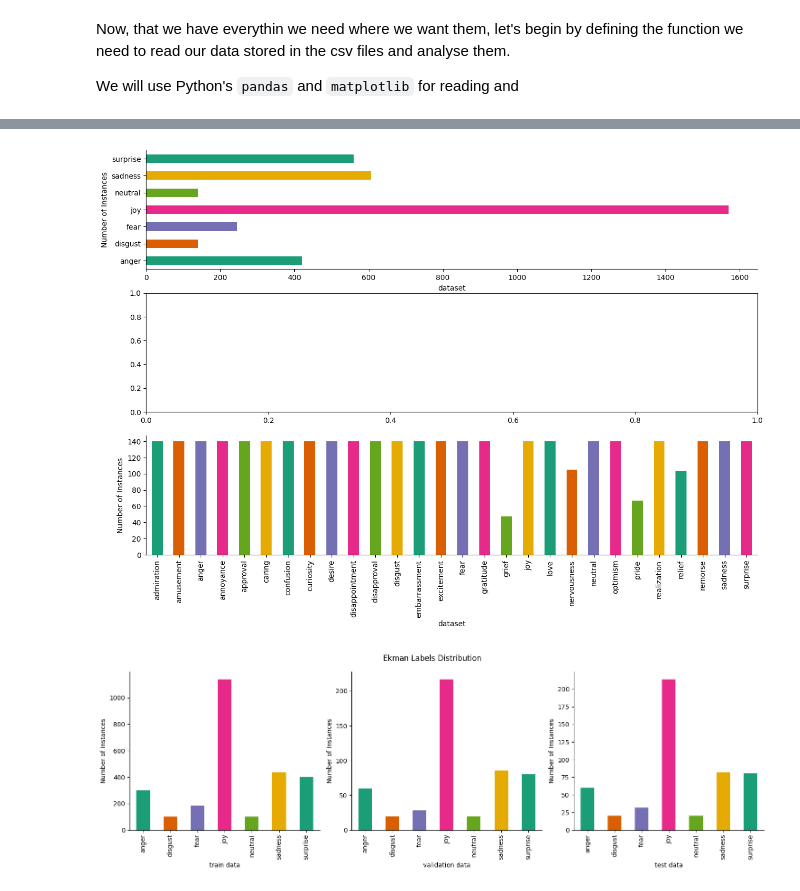
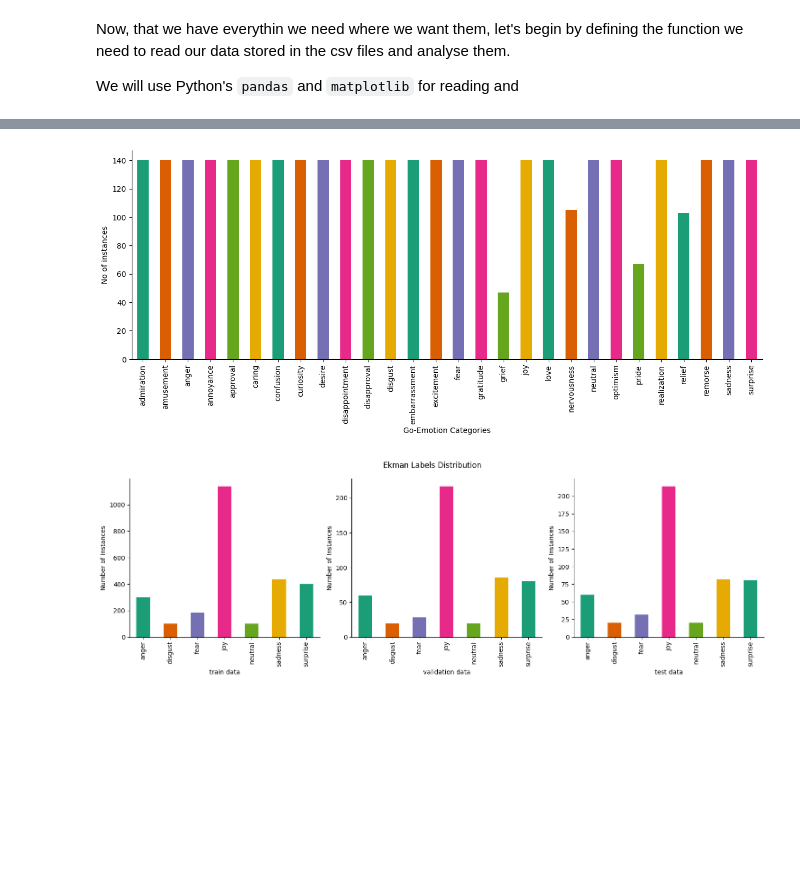
Before and after one commit to UCREL/Session-6-LLM-Based-Emotion-Analysis, a Jupyter notebook: tutorial.ipynb, the cells around one changed output, grey strips where cells are left out. Saved outputs shown, nothing was run; the diff lists cells and outputs as text; code cells hidden in the pictures; blank space fills up the shorter version.

```diff
--- a/tutorial.ipynb
+++ b/tutorial.ipynb
@@ -65,8 +85,11 @@ Now, that we have everythin we need where we want them, let's begin by defining
 
 We will use Python's `pandas` and `matplotlib`  for reading and
 # %%
+# @title ###### **Define functions**
+import pandas as pd
+import matplotlib.pyplot as plt
+import seaborn as sns
 
-##### Define functions
 def load_dataset():
   train = pd.read_csv("./sample_data/train.csv")
   val = pd.read_csv("./sample_data/val.csv")
@@ -76,7 +99,7 @@ def load_dataset():
 def plot_data_distribution(df, ax, xlabel=None, ylabel=None, category='ekman_label', kind='bar'):
   df.groupby(category).size().plot(
       kind=kind, color=sns.palettes.mpl_palette('Dark2'), ax=ax,
-      xlabel=xlabel, ylabel='Number of Instances')
+      xlabel=xlabel, ylabel=ylabel, figsize=(15, 5))
   ax.spines[['top', 'right',]].set_visible(False)
 # %%
 # @title ##### **Loading and Analysing Emotion Data**
@@ -108,7 +140,4 @@ dataset
-# %%
-# dataset.groupby('ekman_label').size().plot(kind='barh', color=sns.palettes.mpl_palette('Dark2'))
-fig, axes = plt.subplots(3, 1, figsize=(15, 10))
-plot_data_distribution(datadf=dataset, ax=axes[0], xlabel='dataset', kind='barh')
-plot_data_distribution(datadf=dataset, ax=plt.gca(), xlabel='dataset', category='go_label')
-# %% [output]
-[figure, removed]
+# %%
+plot_data_distribution(df=combined_dataset, ax=plt.gca(), ylabel='No of instances', xlabel='Go-Emotion Categories', category='go_label', kind='bar')
+# %% [output]
+[figure, added]
```
Also changed, not shown: parts of 11 cells of this notebook.
